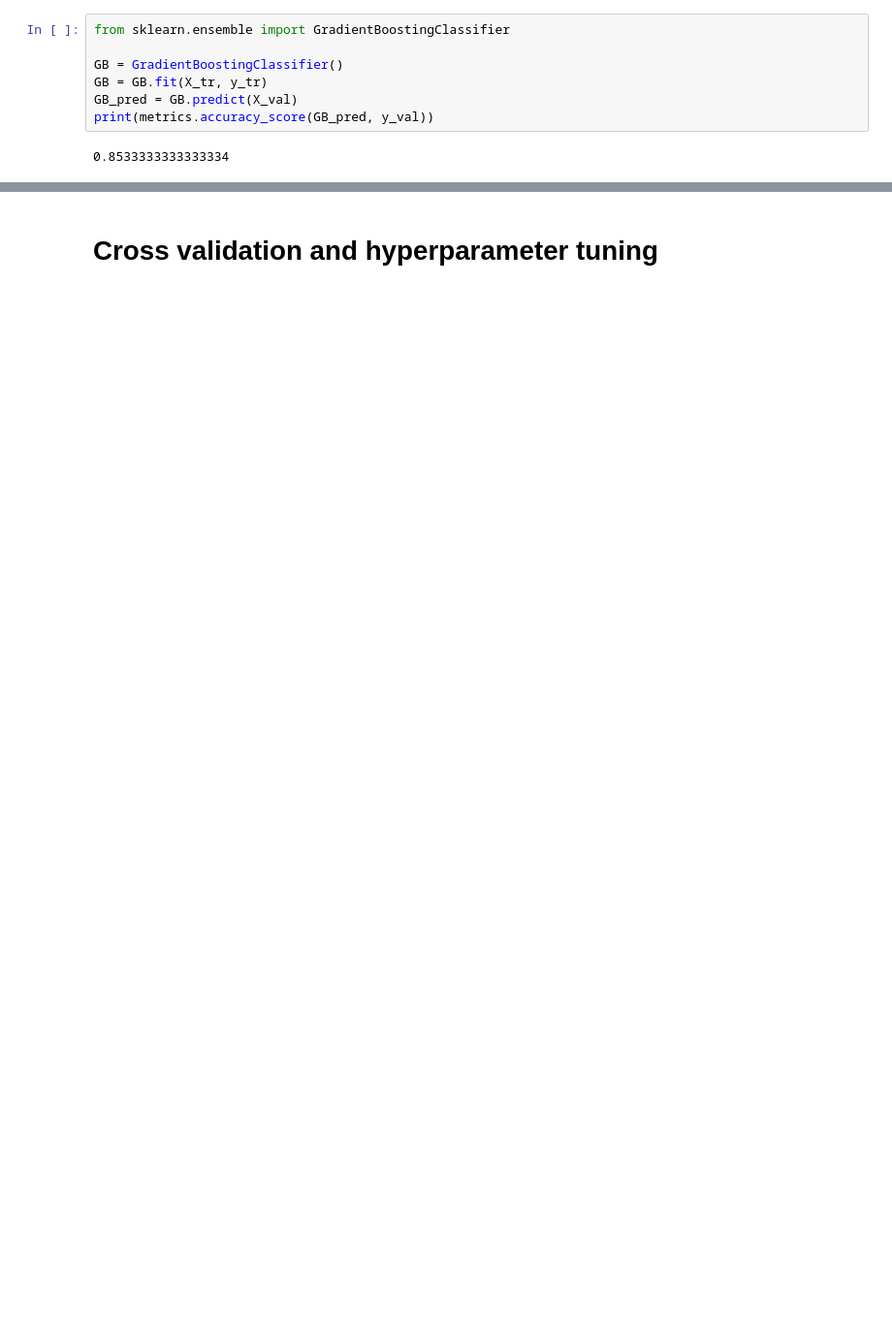
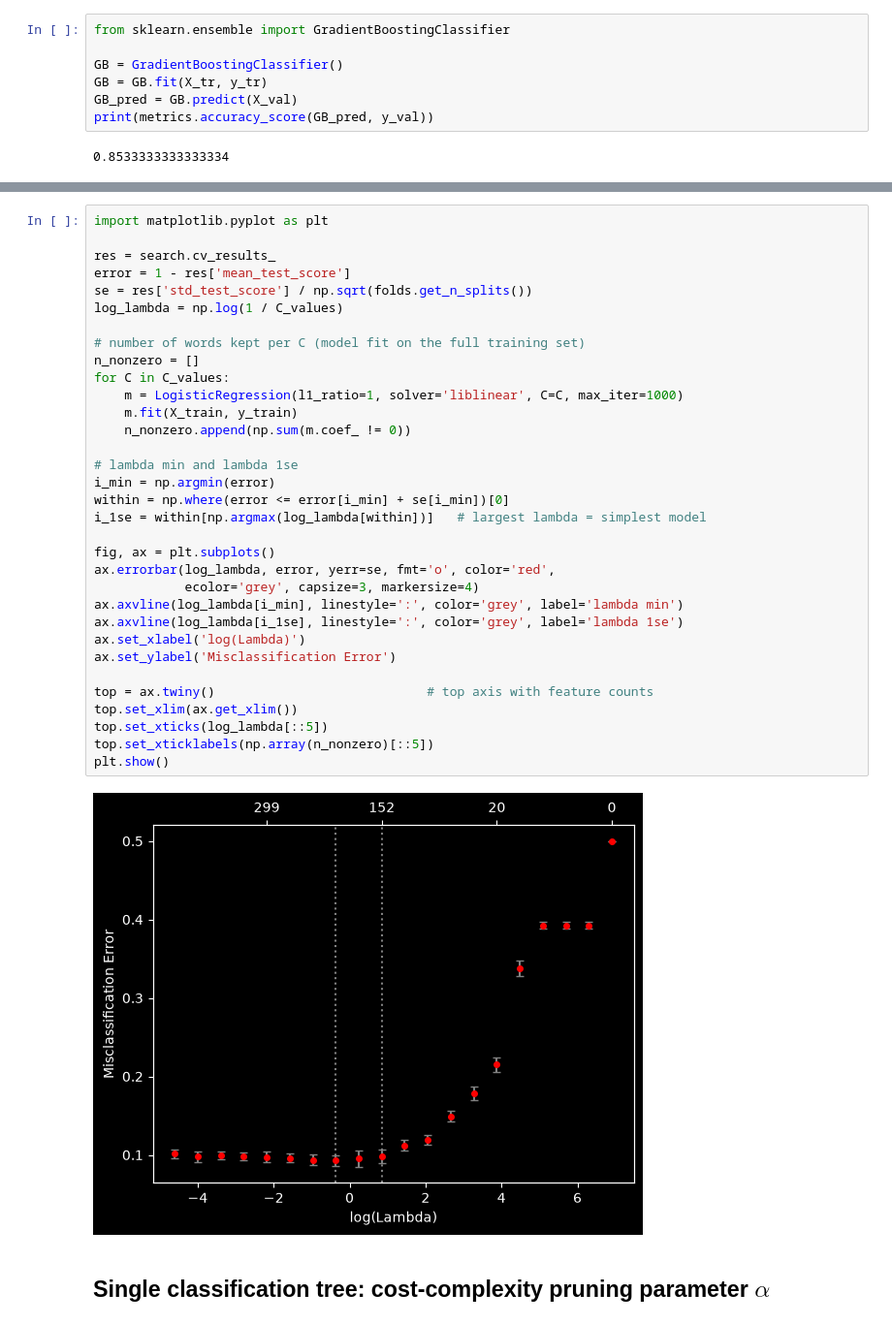
Before and after one commit to GuillaumeGfr/datamining, a Jupyter notebook: preprocessing/preprocessing_test.ipynb, the cells around one changed output, grey strips where cells are left out. Shown at 97% size. Drawn from its saved outputs; the diff is of its cells as text; blank space fills up the shorter version.

```diff
--- a/preprocessing/preprocessing_test.ipynb
+++ b/preprocessing/preprocessing_test.ipynb
@@ -167,2 +282,37 @@ for k in folds:
+# %%
+import matplotlib.pyplot as plt
+
+res = search.cv_results_
+error = 1 - res['mean_test_score']
+se = res['std_test_score'] / np.sqrt(folds.get_n_splits())
+log_lambda = np.log(1 / C_values)
+
+# number of words kept per C (model fit on the full training set)
+n_nonzero = []
+for C in C_values:
+    m = LogisticRegression(l1_ratio=1, solver='liblinear', C=C, max_iter=1000)
+    m.fit(X_train, y_train)
+    n_nonzero.append(np.sum(m.coef_ != 0))
+
+# lambda min and lambda 1se
+i_min = np.argmin(error)
+within = np.where(error <= error[i_min] + se[i_min])[0]
+i_1se = within[np.argmax(log_lambda[within])]   # largest lambda = simplest model
+
+fig, ax = plt.subplots()
+ax.errorbar(log_lambda, error, yerr=se, fmt='o', color='red',
+            ecolor='grey', capsize=3, markersize=4)
+ax.axvline(log_lambda[i_min], linestyle=':', color='grey', label='lambda min')
+ax.axvline(log_lambda[i_1se], linestyle=':', color='grey', label='lambda 1se')
+ax.set_xlabel('log(Lambda)')
+ax.set_ylabel('Misclassification Error')
+
+top = ax.twiny()                            # top axis with feature counts
+top.set_xlim(ax.get_xlim())
+top.set_xticks(log_lambda[::5])
+top.set_xticklabels(np.array(n_nonzero)[::5])
+plt.show()
+# %% [output]
+[figure, added]
 # %% [markdown]
-# Cross validation and hyperparameter tuning
+## Single classification tree: cost-complexity pruning parameter $\alpha$
```
Also changed, not shown: parts of 25 cells of this notebook, 1 other file.
